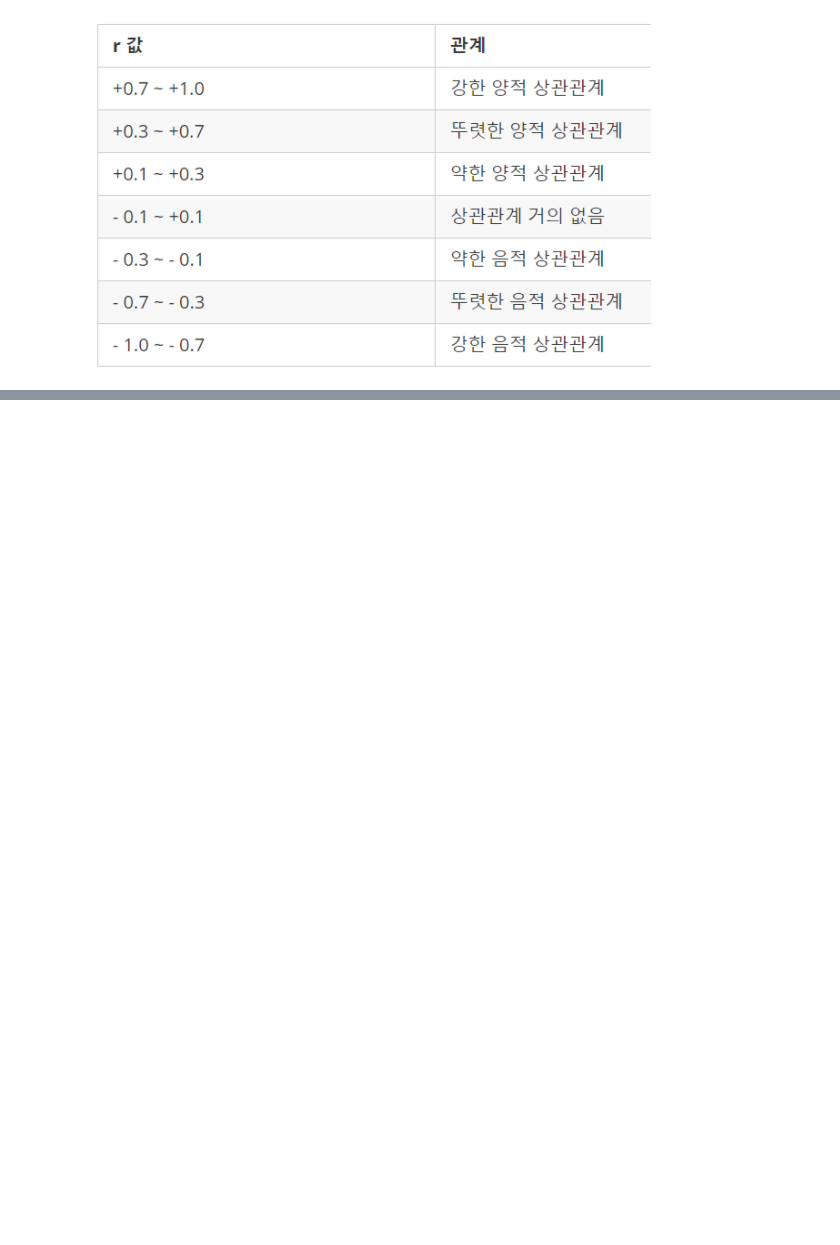
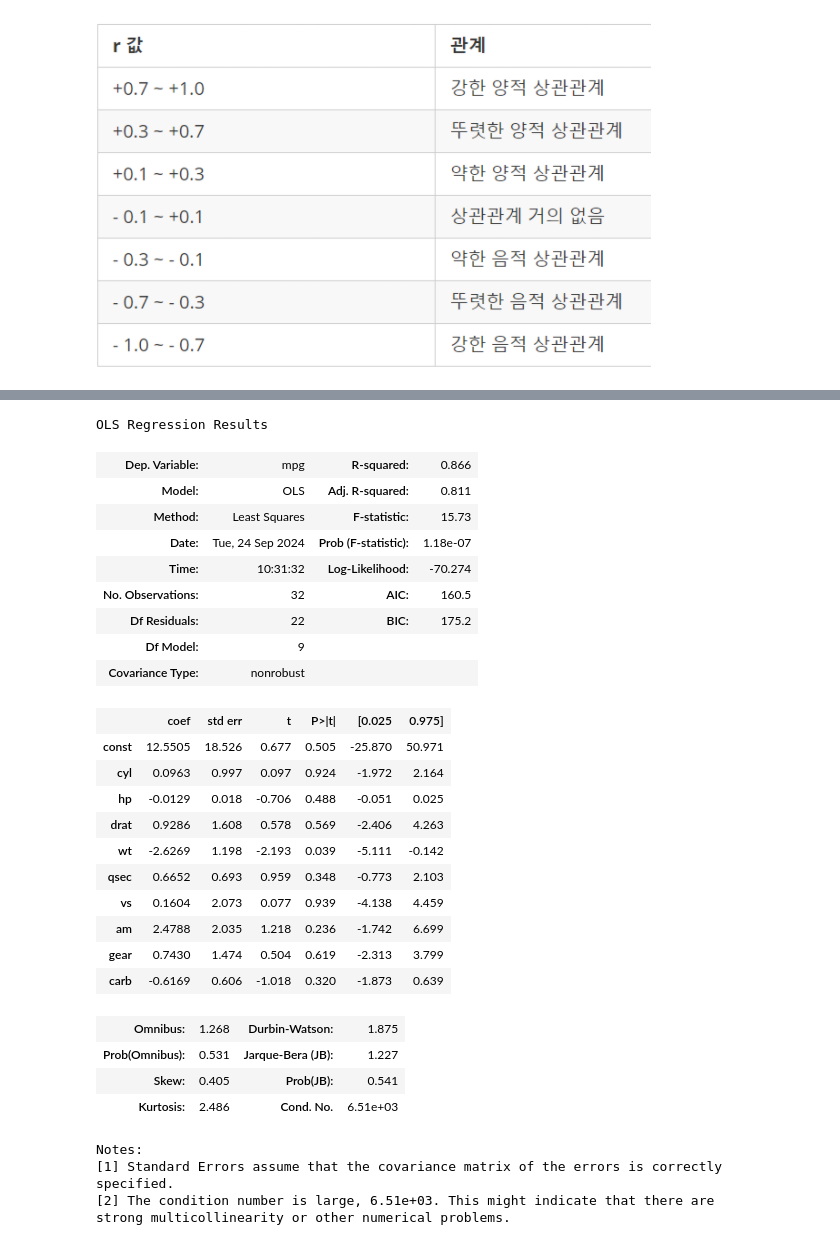
Before and after one commit to badro97/BigData_Predict, a Jupyter notebook: mtcars.ipynb, the cells around one changed output, grey strips where cells are left out. Drawn from its saved outputs; the diff is of its cells as text; code cells hidden in the pictures; blank space fills up the shorter version.

```diff
--- a/mtcars.ipynb
+++ b/mtcars.ipynb
@@ -154,3 +154,47 @@ results
 | 29 | Chrysler Imperial | 14.7 | 10.7 |
 | 30 | Fiat 128 | 32.4 | 28.0 |
 | 31 | Toyota Corolla | 33.9 | 29.4 |
+# %%
+import statsmodels.api as sm
+
+x = df_model.drop(columns=['mpg'])
+y = df_model['mpg']
+
+## 상수항 추가
+x_d = sm.add_constant(x, has_constant = "add")
+
+
+# OLS 검정
+multi_model = sm.OLS(y, x_d)
+fitted_multi_model = multi_model.fit()
+fitted_multi_model.summary()
+# %% [output]
+OLS Regression Results
+| Dep. Variable: | mpg | R-squared: | 0.866 |
+| Model: | OLS | Adj. R-squared: | 0.811 |
+| Method: | Least Squares | F-statistic: | 15.73 |
+| Date: | Tue, 24 Sep 2024 | Prob (F-statistic): | 1.18e-07 |
+| Time: | 10:31:32 | Log-Likelihood: | -70.274 |
+| No. Observations: | 32 | AIC: | 160.5 |
+| Df Residuals: | 22 | BIC: | 175.2 |
+| Df Model: | 9 |  |  |
+| Covariance Type: | nonrobust |  |  |
+|  | coef | std err | t | P>|t| | [0.025 | 0.975] |
+| const | 12.5505 | 18.526 | 0.677 | 0.505 | -25.870 | 50.971 |
+| cyl | 0.0963 | 0.997 | 0.097 | 0.924 | -1.972 | 2.164 |
+| hp | -0.0129 | 0.018 | -0.706 | 0.488 | -0.051 | 0.025 |
+| drat | 0.9286 | 1.608 | 0.578 | 0.569 | -2.406 | 4.263 |
+| wt | -2.6269 | 1.198 | -2.193 | 0.039 | -5.111 | -0.142 |
+| qsec | 0.6652 | 0.693 | 0.959 | 0.348 | -0.773 | 2.103 |
+| vs | 0.1604 | 2.073 | 0.077 | 0.939 | -4.138 | 4.459 |
+| am | 2.4788 | 2.035 | 1.218 | 0.236 | -1.742 | 6.699 |
+| gear | 0.7430 | 1.474 | 0.504 | 0.619 | -2.313 | 3.799 |
+| carb | -0.6169 | 0.606 | -1.018 | 0.320 | -1.873 | 0.639 |
+| Omnibus: | 1.268 | Durbin-Watson: | 1.875 |
+| Prob(Omnibus): | 0.531 | Jarque-Bera (JB): | 1.227 |
+| Skew: | 0.405 | Prob(JB): | 0.541 |
+| Kurtosis: | 2.486 | Cond. No. | 6.51e+03 |
+Notes:
+[1] Standard Errors assume that the covariance matrix of the errors is correctly specified.
+[2] The condition number is large, 6.51e+03. This might indicate that there are
+strong multicollinearity or other numerical problems.
```
Also changed, not shown: parts of 7 cells of this notebook.
